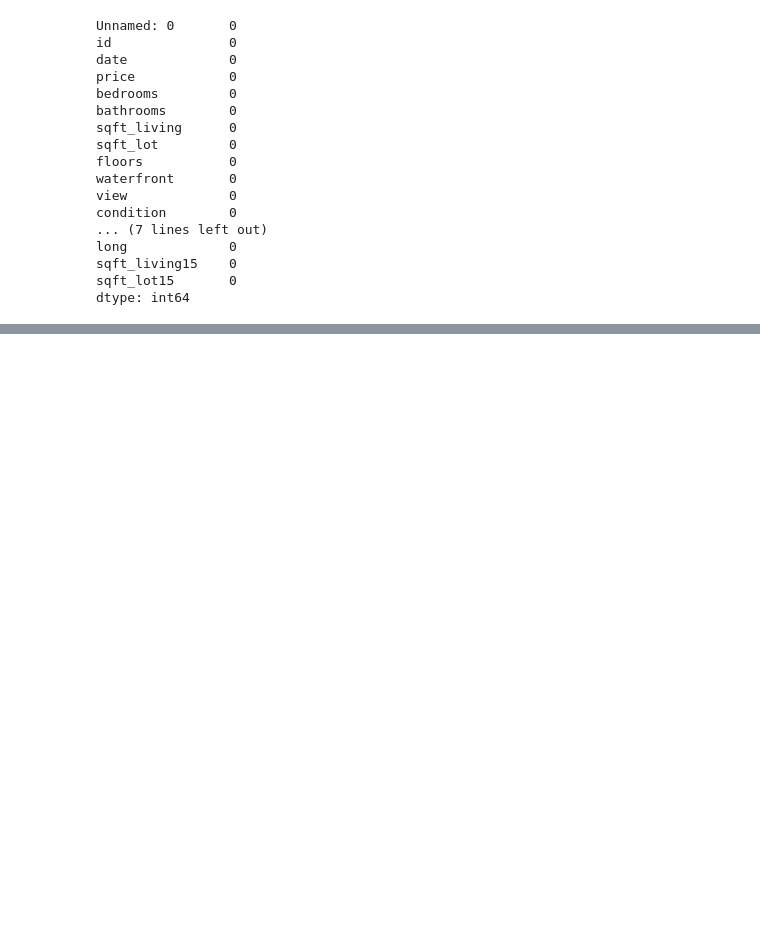
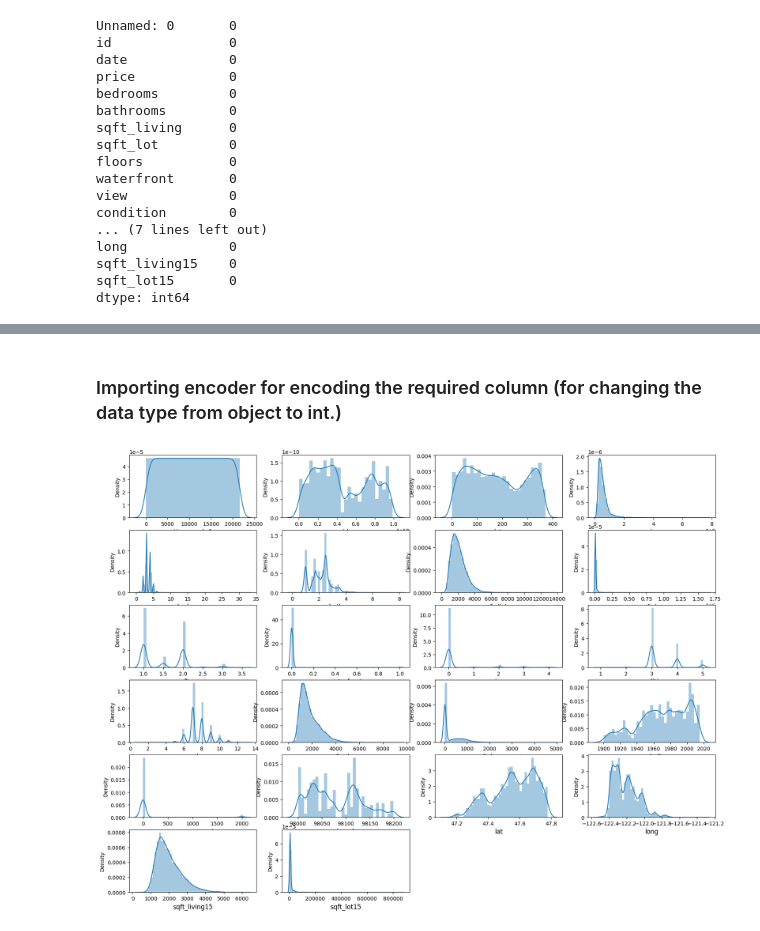
Before and after one commit to Meenutomar/ML_HomePrise, a Jupyter notebook: HomePrice.ipynb, the cells around one changed output, grey strips where cells are left out. Saved outputs shown, nothing was run; the diff lists cells and outputs as text; code cells hidden in the pictures; blank space fills up the shorter version.

```diff
--- a/HomePrice.ipynb
+++ b/HomePrice.ipynb
@@ -61,0 +87,2 @@ S
+# %% [markdown]
+### Importing encoder for encoding the required column (for changing the data type from object to int.)
@@ -61,0 +91,18 @@ S
+# %%
+lab_enc = LabelEncoder()
+
+df['date'] = lab_enc.fit_transform(df['date'])
+# %%
+plt.figure(figsize=(20,15))
+plotnumber=1
+
+for column in df:
+    if plotnumber <= 24:
+        ax = plt.subplot(6,4,plotnumber)
+        sns.distplot(df[column])
+        plt.xlabel(column,fontsize=12)
+
+    plotnumber+=1
+plt.show()
+# %% [output]
+[figure, added]
```
Also changed, not shown: parts of 10 cells of this notebook.
